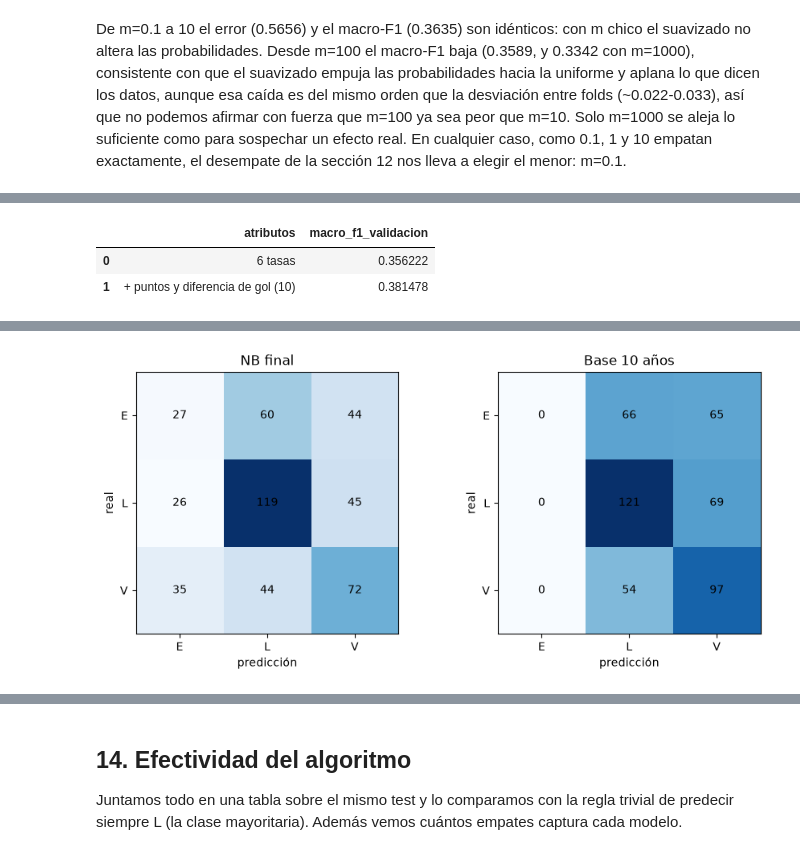
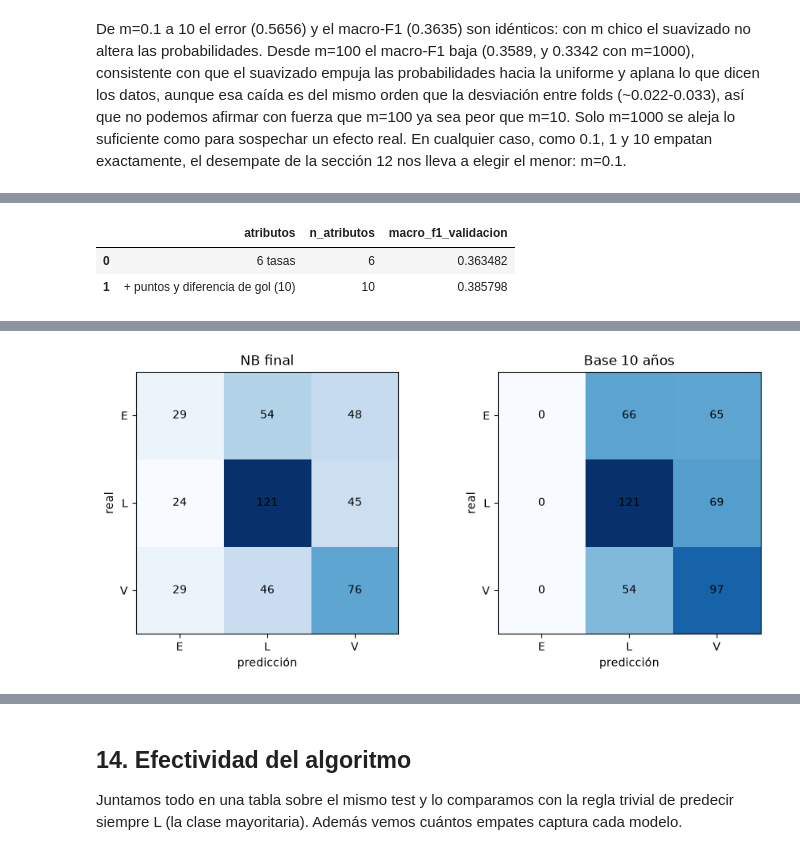
Before and after one commit to agustinocchiuzzi/laboratorioAprendAut1, a Jupyter notebook: notebook.ipynb, the cells around one changed output, grey strips where cells are left out. Cells and saved outputs as stored; diff of their text form; code cells hidden in the pictures.

```diff
--- a/notebook.ipynb
+++ b/notebook.ipynb
@@ -736,76 +738,95 @@ para no mezclar ambas decisiones. Si la variante de diez
 columnas no mejora el macro-F1 de validación, no la usamos. El modelo final se
 ajusta con todo el train, se evalua el test y se compara con el baseline.
 # %%
-columnas_final = NUMERIC_FEATURES + [
+columnas_ampliadas = list(NUMERIC_FEATURES) + [
     'home_points_per_match_5', 'away_points_per_match_5',
     'home_goal_diff_per_match_5', 'away_goal_diff_per_match_5',
 ]
+variantes_nb = {
+    '6 tasas': list(NUMERIC_FEATURES),
+    '+ puntos y diferencia de gol (10)': columnas_ampliadas,
+}
+
+# El mismo evaluador y los mismos cortes que en la selección de m:
+# cortes fijos solo para last_5; cuantiles del train del fold para el resto.
+validacion_atributos_nb = {
+    nombre: evaluate_temporal_cv(
+        MEstimateCategoricalNB(m=nb_m, min_categories=4), train, folds,
+        'discrete', feature_columns=columnas)
+    for nombre, columnas in variantes_nb.items()
+}
+comparacion_cols = pd.DataFrame([
+    {'atributos': nombre, 'n_atributos': len(columnas),
+     'macro_f1_validacion': validacion_atributos_nb[nombre].macro_f1.mean()}
+    for nombre, columnas in variantes_nb.items()
+])
+display(comparacion_cols.round(6))
+folds_6 = validacion_atributos_nb['6 tasas'].macro_f1.tolist()
+folds_10 = validacion_atributos_nb[
+    '+ puntos y diferencia de gol (10)'].macro_f1.tolist()
+print('Macro-F1 anual, 10 atributos (2021/2022/2023):',
+      ', '.join(f'{v:.4f}' for v in folds_10))
 
 
-def macro_f1_validacion(columnas):
-    """Macro-F1 medio de validación de MEstimateCategoricalNB con m fijo."""
-    resultados = []
-    for fold in folds:
-        tr = train.iloc[list(fold.train_positions)]
-        va = train.iloc[list(fold.validation_positions)]
-        disc = MixedTypeDiscretizer(
-            [], list(columnas), n_bins=3,
-            fixed_cuts={c: [0.3, 0.6] for c in NUMERIC_FEATURES if c in columnas},
-        )
-        disc.fit(tr[list(columnas)])
-        modelo = MEstimateCategoricalNB(m=nb_m, min_categories=4).fit(
-            disc.transform(tr[list(columnas)]), tr['winner'])
-        pred = modelo.predict(disc.transform(va[list(columnas)]))
-        resultados.append(f1_score(va['winner'], pred,
-                                   average='macro', zero_division=0))
-    return float(np.mean(resultados))
+def seleccionar_columnas_nb(comparacion, variantes):
+    """Maximiza macro-F1; ante empate conserva el conjunto más pequeño."""
+    elegida = comparacion.sort_values(
+        ['macro_f1_validacion', 'n_atributos'],
+        ascending=[False, True], kind='stable').iloc[0]['atributos']
+    return elegida, list(variantes[elegida])
 
 
-comparacion_cols = pd.DataFrame([
-    {'atributos': '6 tasas', 'macro_f1_validacion': macro_f1_validacion(NUMERIC_FEATURES)},
-    {'atributos': '+ puntos y diferencia de gol (10)', 'macro_f1_validacion': macro_f1_validacion(columnas_final)},
-])
-display(comparacion_cols.round(6))
-usar_final = comparacion_cols.sort_values(
-    'macro_f1_validacion', ascending=False).iloc[0]['atributos']
+usar_final, columnas_final = seleccionar_columnas_nb(comparacion_cols, variantes_nb)
 print('Variante elegida:', usar_final)
+display(validacion_atributos_nb[usar_final][['validacion', 'macro_f1']])
 
-disc_final = MixedTypeDiscretizer(
-    [], columnas_final, n_bins=3,
-    fixed_cuts={c: [0.3, 0.6] for c in NUMERIC_FEATURES},
-)
+# La selección determina las entradas de ambos NB y del discretizador final.
+disc_final = new_discretizer(columnas_final)
 disc_final.fit(train[columnas_final])
 Xnb_train = disc_final.transform(train[columnas_final])
 Xnb_test = disc_final.transform(test[columnas_final])
 
 nb_final = MEstimateCategoricalNB(m=nb_m, min_categories=4).fit(
     Xnb_train, train['winner'])
 nb_ref = CategoricalNB(alpha=nb_m / 4, min_categories=4, force_alpha=True).fit(
     Xnb_train, train['winner'])
 
 pred_nb = nb_final.predict(Xnb_test)
 pred_ref = nb_ref.predict(Xnb_test)
 print('Same predictions (propio vs CategoricalNB):',
       bool((pred_nb == pred_ref).all()))
+log_propio = nb_final._joint_log_likelihood(Xnb_test)
+log_ref = nb_ref._joint_log_likelihood(Xnb_test)
+print('Max |log-score| dif (propio vs CategoricalNB):',
+      f'{float(np.max(np.abs(log_propio - log_ref))):.3e}')
+nb_ok = pred_nb == y_test
+base_ok = pred_base == y_test
+print('NB y baseline aciertan en común:', int((nb_ok & base_ok).sum()))
+print('NB y baseline fallan en común:', int((~nb_ok & ~base_ok).sum()))
+print('NB corrige errores del baseline:', int((~base_ok & nb_ok).sum()))
+print('NB pierde aciertos del baseline:', int((base_ok & ~nb_ok).sum()))
+print('Máxima diferencia absoluta de probabilidades NB:',
+      np.max(np.abs(nb_final.predict_proba(Xnb_test)
+                    - nb_ref.predict_proba(Xnb_test))))
 print('Accuracy NB:', round(accuracy_score(y_test, pred_nb), 4))
 print('Macro-F1 NB:', round(
     f1_score(y_test, pred_nb, average='macro', zero_division=0), 4))
-reporte_por_clases('NB propio (10 atributos)', y_test, pred_nb)
+reporte_por_clases(f'NB propio ({len(columnas_final)} atributos)', y_test, pred_nb)
 
 fig, ejes = plt.subplots(1, 2, figsize=(9, 4), layout='constrained')
 for eje, (nombre, pred) in zip(ejes, [('NB final', pred_nb),
                                       ('Base 10 años', pred_base)]):
     matriz = confusion_matrix(y_test, pred, labels=CLASSES)
     eje.imshow(matriz, cmap='Blues')
     eje.set(xticks=range(3), xticklabels=CLASSES,
             yticks=range(3), yticklabels=CLASSES,
             xlabel='predicción', ylabel='real', title=nombre)
     for fila in range(3):
         for col in range(3):
             eje.text(col, fila, str(matriz[fila, col]),
                      ha='center', va='center')
 plt.show()
 # %% [output]
-|  | atributos | macro_f1_validacion |
-| 0 | 6 tasas | 0.356222 |
-| 1 | + puntos y diferencia de gol (10) | 0.381478 |
+|  | atributos | n_atributos | macro_f1_validacion |
+| 0 | 6 tasas | 6 | 0.363482 |
+| 1 | + puntos y diferencia de gol (10) | 10 | 0.385798 |
```
Also changed, not shown: parts of 11 cells of this notebook, 6 other files.
